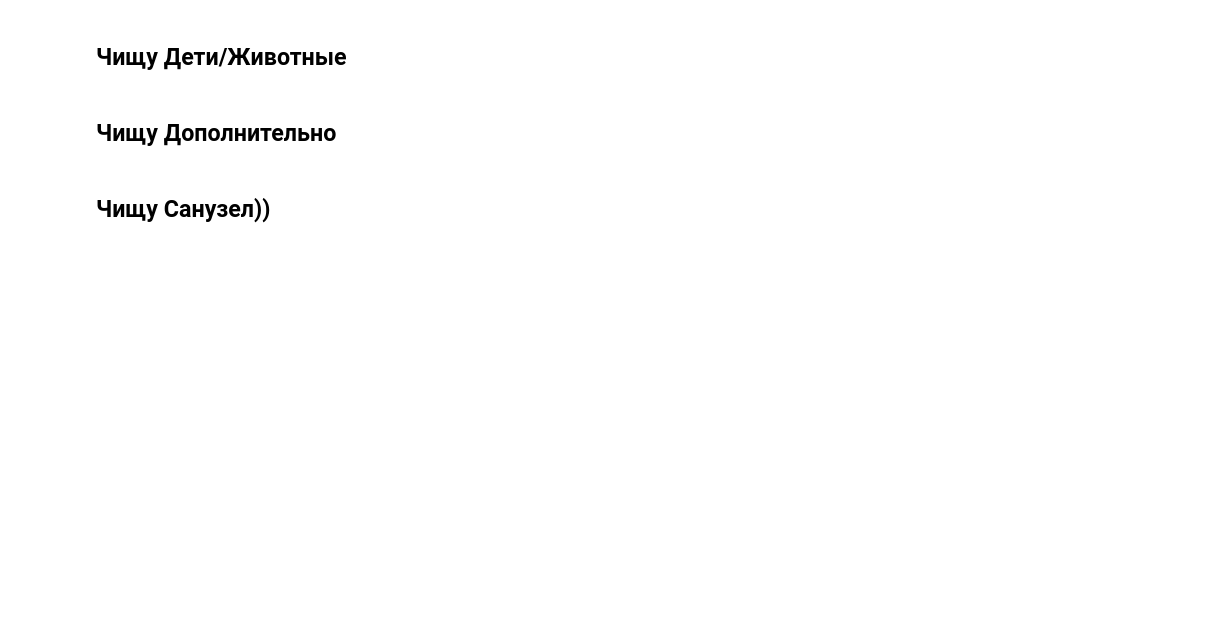
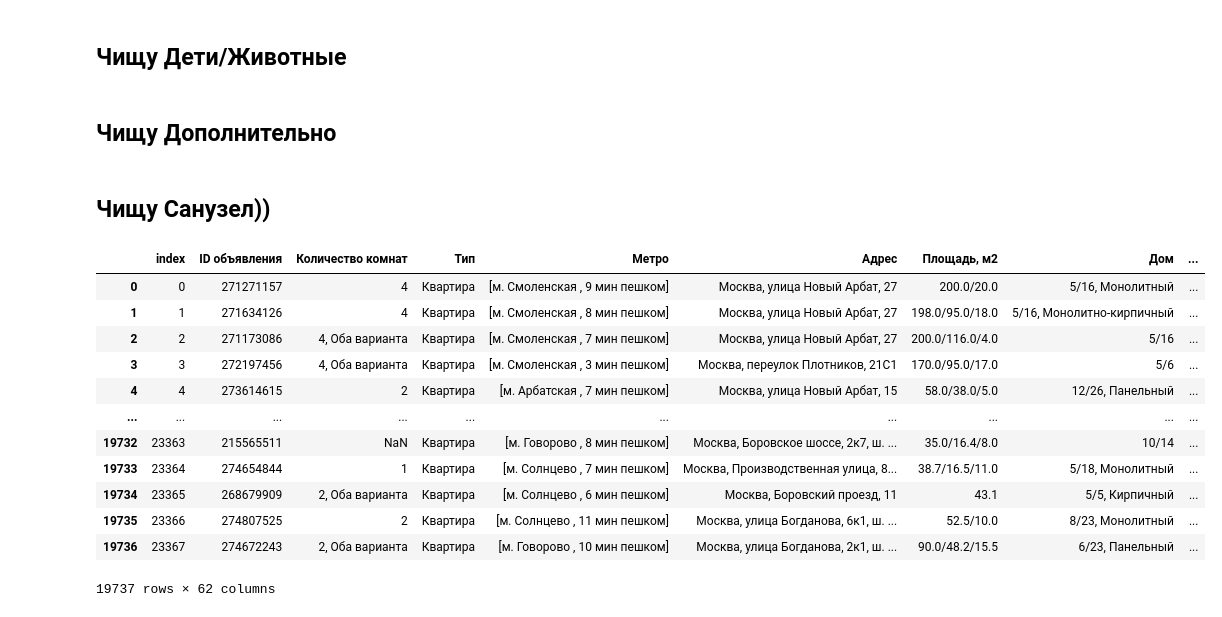
Before and after one commit to GalkaMT/Real_Estate_Project, a Jupyter notebook: Data_Cleaning.ipynb, the cells around one changed output. Cells and saved outputs as stored; diff of their text form; code cells hidden in the pictures; blank space fills up the shorter version.

```diff
--- a/Data_Cleaning.ipynb
+++ b/Data_Cleaning.ipynb
@@ -143,7 +260,23 @@ df_metro_1 = pd.DataFrame(df_metro["Time1"].to_list(), columns=['Time', 'Vehicle
 # %%
 df_metro = pd.concat([df_metro, df_metro_1], axis = 1)
 df_metro.drop('Time1', axis = 1, inplace = True)
-df_metro['Time'].replace('None', 'b', inplace = True)
+df_metro['Time'].replace(['b', 'None'], -1, inplace = True)
+# %%
+df_metro['Vehicle'].replace(['c', 'None'], None, inplace = True)
+d1 = pd.get_dummies(df_metro['Vehicle'])
+d1.rename(columns = ({'мин на машине' : 'Car', 'мин пешком' : 'On Foot'}), inplace = True)
+df_metro = pd.concat([d1, df_metro], axis = 1)
+df_metro.drop(['Station', 'Vehicle'], axis = 1, inplace = True)
+
+df_metro['Time'] = df_metro['Time'].apply(lambda x: int(x) if x != None else x)
+car_max = df_metro['Time'][df_metro['Car'] == 1].max()
+foot_max = df_metro['Time'][df_metro['On Foot'] == 1].max()
+
+for index, row in df_metro.iterrows():
+    if row[0] == 1 and row[2] == -1:
+        row[2] = car_max
+    if row[1] == 1 and row[2] == -1:
+        row[2] = foot_max
 # %% [markdown]
 ## Чищу Цену
 # %%
@@ -176,6 +309,7 @@ dop_df.rename(columns = ({'d' : 'NaN', 'Ванна' : 'Bathtab', 'Душевая
                          'Посудомоечная машина' : 'Dishwasher', 'Стиральная машина' : 'Washing Machine',
                          'Телевизор' : 'TV', 'Телефон' : 'Telephone', 'Холодильник' : 'Fridge'}),
               inplace = True)
+dop_df.drop('NaN', axis = 1, inplace = True)
 # %% [markdown]
 ## Чищу Санузел))
 # %%
@@ -194,7 +328,24 @@ sep_2 = pd.Series(be.iloc[:, 0] | be.iloc[:, 1], name = 'Sep_Toil_2')
 sep_3 = pd.Series(ga.iloc[:, 0] | ga.iloc[:, 1], name = 'Sep_Toil_3')
 sep_4 = pd.Series(de.iloc[:, 0] | de.iloc[:, 1], name = 'Sep_Toil_4')
 # %%
-answer = pd.concat([sep_1, sep_2, sep_3, sep_4, toil_df['e'], toil_df.loc[:, 'Совмещенный (1)':]], axis = 1)
+answer = pd.concat([sep_1, sep_2, sep_3, sep_4, toil_df.loc[:, 'Совмещенный (1)':]], axis = 1)
 answer.rename(columns = ({'Совмещенный (1)' : 'Comb_Toil_1', 'Совмещенный (2)' : 'Comb_Toil_2',
-                          'Совмещенный (3)' : 'Comb_Toil_3', 'Совмещенный (4)' : 'Comb_Toil_4',
-                         'e' : 'No Description'}), inplace = True)
+                          'Совмещенный (3)' : 'Comb_Toil_3', 'Совмещенный (4)' : 'Comb_Toil_4',}), inplace = True)
+# %%
+df_egor = pd.concat([df_metro, price_df, dop_df, answer], axis = 1)
+df = pd.concat([df, df_egor], axis =1)
+df
+# %% [output]
+|  | index | ID объявления | Количество комнат | Тип | Метро | Адрес | Площадь, м2 | Дом | ... |
+| 0 | 0 | 271271157 | 4 | Квартира | [м. Смоленская , 9 мин пешком] | Москва, улица Новый Арбат, 27 | 200.0/20.0 | 5/16, Монолитный | ... |
+| 1 | 1 | 271634126 | 4 | Квартира | [м. Смоленская , 8 мин пешком] | Москва, улица Новый Арбат, 27 | 198.0/95.0/18.0 | 5/16, Монолитно-кирпичный | ... |
+| 2 | 2 | 271173086 | 4, Оба варианта | Квартира | [м. Смоленская , 7 мин пешком] | Москва, улица Новый Арбат, 27 | 200.0/116.0/4.0 | 5/16 | ... |
+| 3 | 3 | 272197456 | 4, Оба варианта | Квартира | [м. Смоленская , 3 мин пешком] | Москва, переулок Плотников, 21С1 | 170.0/95.0/17.0 | 5/6 | ... |
+| 4 | 4 | 273614615 | 2 | Квартира | [м. Арбатская , 7 мин пешком] | Москва, улица Новый Арбат, 15 | 58.0/38.0/5.0 | 12/26, Панельный | ... |
+| ... | ... | ... | ... | ... | ... | ... | ... | ... | ... |
+| 19732 | 23363 | 215565511 | NaN | Квартира | [м. Говорово , 8 мин пешком] | Москва, Боровское шоссе, 2к7, ш. ... | 35.0/16.4/8.0 | 10/14 | ... |
+| 19733 | 23364 | 274654844 | 1 | Квартира | [м. Солнцево , 7 мин пешком] | Москва, Производственная улица, 8... | 38.7/16.5/11.0 | 5/18, Монолитный | ... |
+| 19734 | 23365 | 268679909 | 2, Оба варианта | Квартира | [м. Солнцево , 6 мин пешком] | Москва, Боровский проезд, 11 | 43.1 | 5/5, Кирпичный | ... |
+| 19735 | 23366 | 274807525 | 2 | Квартира | [м. Солнцево , 11 мин пешком] | Москва, улица Богданова, 6к1, ш. ... | 52.5/10.0 | 8/23, Монолитный | ... |
+| 19736 | 23367 | 274672243 | 2, Оба варианта | Квартира | [м. Говорово , 10 мин пешком] | Москва, улица Богданова, 2к1, ш. ... | 90.0/48.2/15.5 | 6/23, Панельный | ... |
+19737 rows × 62 columns
```
Also changed, not shown: parts of 26 cells of this notebook, 1 other file.
